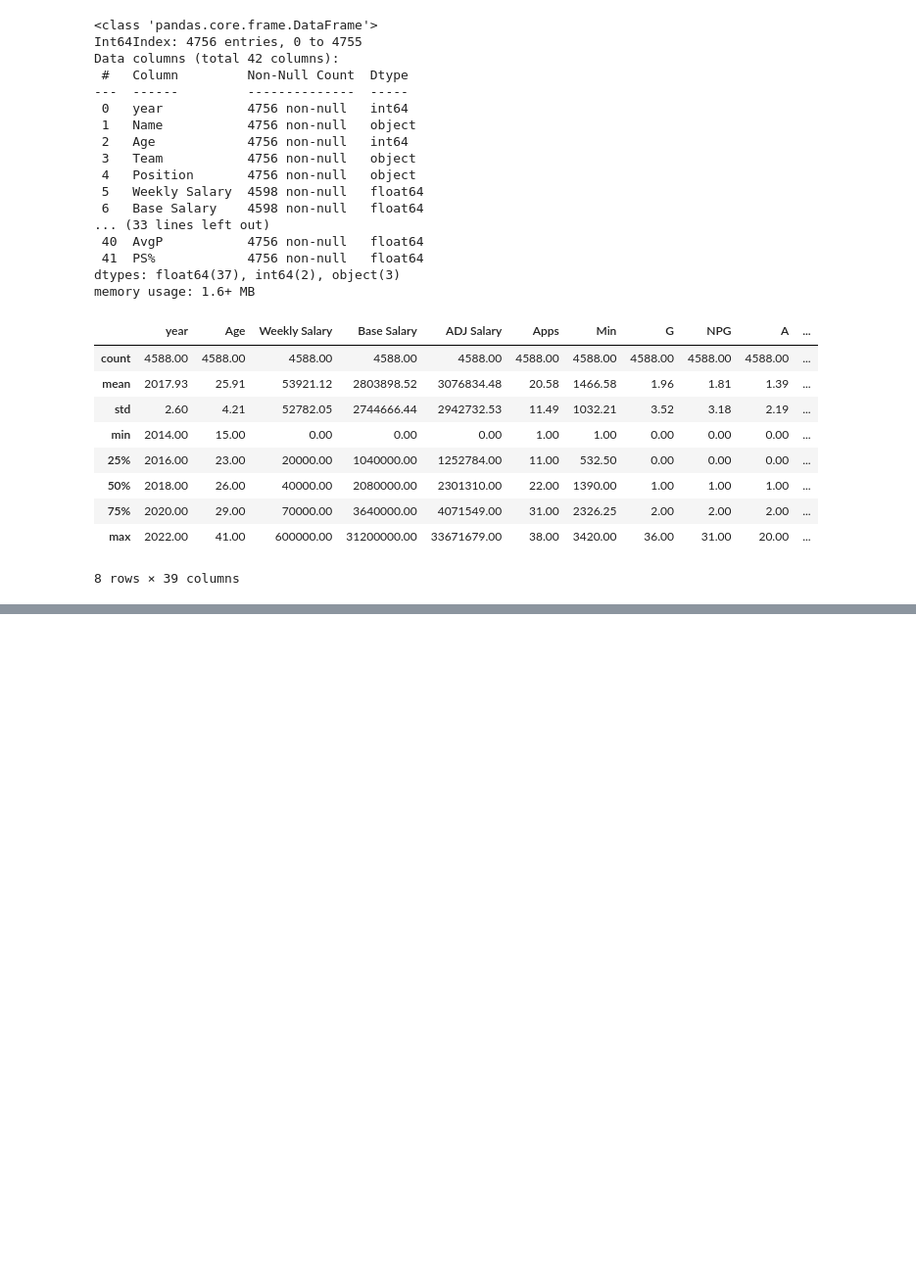
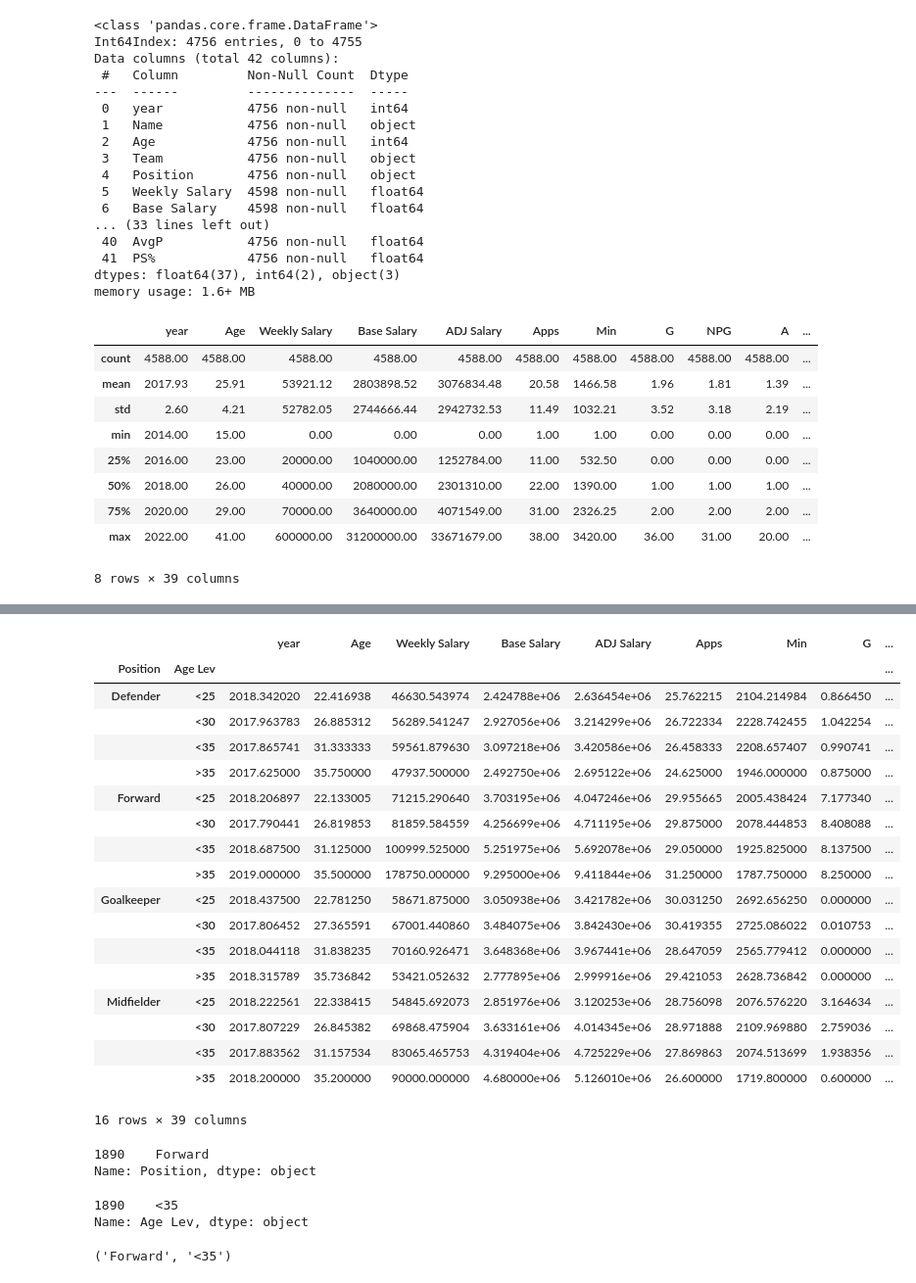
Before and after one commit to sajacaros/eda_champions, a Jupyter notebook: eda/eda.ipynb, the cells around one changed output, grey strips where cells are left out. Shown: that part at 98% size. Cells and saved outputs as stored; diff of their text form; code cells hidden in the pictures; blank space fills up the shorter version.

```diff
--- a/eda/eda.ipynb
+++ b/eda/eda.ipynb
@@ -85 +85,24 @@ eda_df.head()
 5 rows × 43 columns
+# %%
+static_df = eda_df[eda_df['Min']>1000].groupby(['Position', 'Age Lev']).mean(numeric_only=True)
+static_df
+# %% [output]
+|  |  | year | Age | Weekly Salary | Base Salary | ADJ Salary | Apps | Min | G | ... |
+| Position | Age Lev |  |  |  |  |  |  |  |  | ... |
+| Defender | <25 | 2018.342020 | 22.416938 | 46630.543974 | 2.424788e+06 | 2.636454e+06 | 25.762215 | 2104.214984 | 0.866450 | ... |
+|  | <30 | 2017.963783 | 26.885312 | 56289.541247 | 2.927056e+06 | 3.214299e+06 | 26.722334 | 2228.742455 | 1.042254 | ... |
+|  | <35 | 2017.865741 | 31.333333 | 59561.879630 | 3.097218e+06 | 3.420586e+06 | 26.458333 | 2208.657407 | 0.990741 | ... |
+|  | >35 | 2017.625000 | 35.750000 | 47937.500000 | 2.492750e+06 | 2.695122e+06 | 24.625000 | 1946.000000 | 0.875000 | ... |
+| Forward | <25 | 2018.206897 | 22.133005 | 71215.290640 | 3.703195e+06 | 4.047246e+06 | 29.955665 | 2005.438424 | 7.177340 | ... |
+|  | <30 | 2017.790441 | 26.819853 | 81859.584559 | 4.256699e+06 | 4.711195e+06 | 29.875000 | 2078.444853 | 8.408088 | ... |
+|  | <35 | 2018.687500 | 31.125000 | 100999.525000 | 5.251975e+06 | 5.692078e+06 | 29.050000 | 1925.825000 | 8.137500 | ... |
+|  | >35 | 2019.000000 | 35.500000 | 178750.000000 | 9.295000e+06 | 9.411844e+06 | 31.250000 | 1787.750000 | 8.250000 | ... |
+| Goalkeeper | <25 | 2018.437500 | 22.781250 | 58671.875000 | 3.050938e+06 | 3.421782e+06 | 30.031250 | 2692.656250 | 0.000000 | ... |
+|  | <30 | 2017.806452 | 27.365591 | 67001.440860 | 3.484075e+06 | 3.842430e+06 | 30.419355 | 2725.086022 | 0.010753 | ... |
+|  | <35 | 2018.044118 | 31.838235 | 70160.926471 | 3.648368e+06 | 3.967441e+06 | 28.647059 | 2565.779412 | 0.000000 | ... |
+|  | >35 | 2018.315789 | 35.736842 | 53421.052632 | 2.777895e+06 | 2.999916e+06 | 29.421053 | 2628.736842 | 0.000000 | ... |
+| Midfielder | <25 | 2018.222561 | 22.338415 | 54845.692073 | 2.851976e+06 | 3.120253e+06 | 28.756098 | 2076.576220 | 3.164634 | ... |
+|  | <30 | 2017.807229 | 26.845382 | 69868.475904 | 3.633161e+06 | 4.014345e+06 | 28.971888 | 2109.969880 | 2.759036 | ... |
+|  | <35 | 2017.883562 | 31.157534 | 83065.465753 | 4.319404e+06 | 4.725229e+06 | 27.869863 | 2074.513699 | 1.938356 | ... |
+|  | >35 | 2018.200000 | 35.200000 | 90000.000000 | 4.680000e+06 | 5.126010e+06 | 26.600000 | 1719.800000 | 0.600000 | ... |
+16 rows × 39 columns
@@ -85,0 +113,14 @@ eda_df.head()
+# %%
+rooney2017['Position']
+# %% [output]
+1890    Forward
+Name: Position, dtype: object
+# %%
+rooney2017['Age Lev']
+# %% [output]
+1890    <35
+Name: Age Lev, dtype: object
+# %%
+(rooney2017['Position'].values[0],rooney2017['Age Lev'].values[0])
+# %% [output]
+('Forward', '<35')
```
Also changed, not shown: parts of 5 cells of this notebook.
